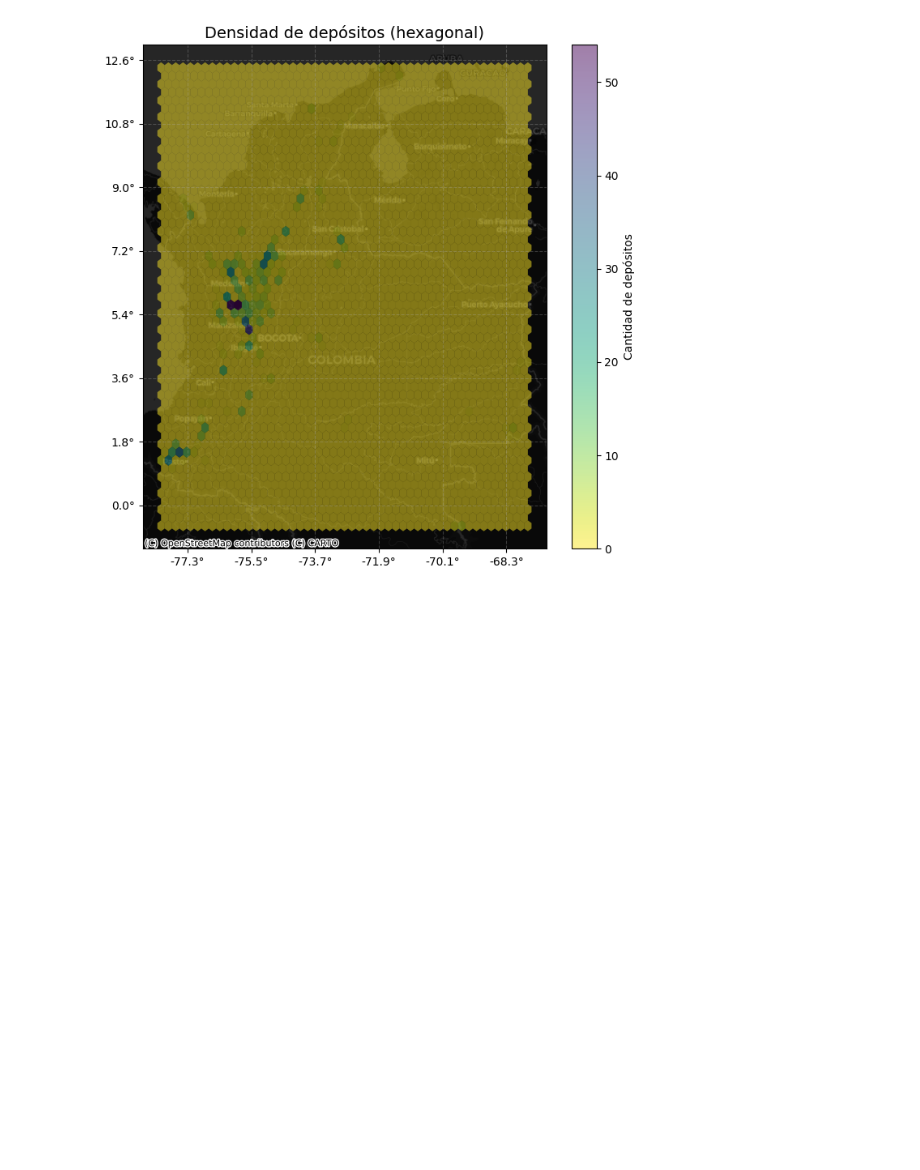
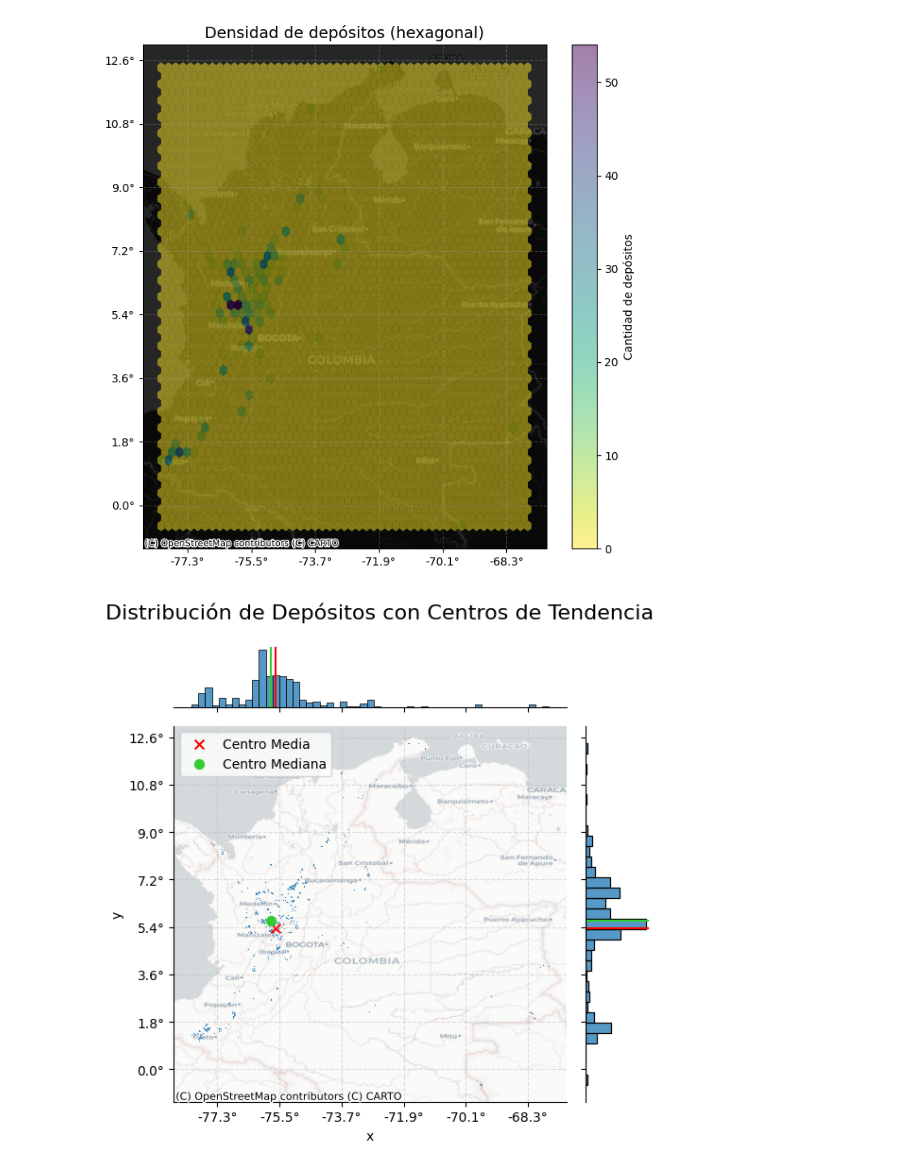
Before and after one commit to Santiagocruz97/AGE, a Jupyter notebook: Codigo/depositos.ipynb, the cells around one changed output. Saved outputs shown, nothing was run; the diff lists cells and outputs as text; code cells hidden in the pictures; blank space fills up the shorter version.

```diff
--- a/Codigo/depositos.ipynb
+++ b/Codigo/depositos.ipynb
@@ -333,0 +248,50 @@ os.remove(temp_raster_path)
+# %%
+import geopandas as gpd
+import matplotlib.pyplot as plt
+import seaborn as sns
+import contextily as ctx
+import numpy as np
+from matplotlib.ticker import FuncFormatter
+
+# === 1. Cargar y reproyectar ===
+gdf = gpd.read_file("C:/Git_SCA/AGE/Depositos").to_crs(epsg=3857)
+gdf['x'] = gdf.geometry.x
+gdf['y'] = gdf.geometry.y
+
+# === 2. Calcular centros ===
+mean_center = (gdf['x'].mean(), gdf['y'].mean())
+med_center = (gdf['x'].median(), gdf['y'].median())
+
+# === 3. Crear jointplot ===
+joint_axes = sns.jointplot(x='x', y='y', data=gdf, s=0.75, height=6)
+
+# === 4. Añadir media y mediana ===
+joint_axes.ax_joint.scatter(*mean_center, color='red', marker='x', s=50, label='Centro Media')
+joint_axes.ax_marg_x.axvline(mean_center[0], color='red')
+joint_axes.ax_marg_y.axhline(mean_center[1], color='red')
+
+joint_axes.ax_joint.scatter(*med_center, color='limegreen', marker='o', s=50, label='Centro Mediana')
+joint_axes.ax_marg_x.axvline(med_center[0], color='limegreen')
+joint_axes.ax_marg_y.axhline(med_center[1], color='limegreen')
+
+# === 5. Leyenda ===
+joint_axes.ax_joint.legend()
+
+# === 6. Añadir mapa base ===
+ctx.add_basemap(joint_axes.ax_joint, crs="EPSG:3857", source=ctx.providers.CartoDB.Positron)
+
+# === 7. Añadir coordenadas en grados ===
+def mercator_to_lon(x, _): return f"{x * 180 / 20037508.34:.1f}°"
+def mercator_to_lat(y, _): return f"{y * 180 / 20037508.34:.1f}°"
+joint_axes.ax_joint.xaxis.set_major_formatter(FuncFormatter(mercator_to_lon))
+joint_axes.ax_joint.yaxis.set_major_formatter(FuncFormatter(mercator_to_lat))
+joint_axes.ax_joint.grid(True, linestyle="--", alpha=0.4)
+
+# === 8. Título y ajustes ===
+joint_axes.fig.suptitle("Distribución de Depósitos con Centros de Tendencia", fontsize=16)
+joint_axes.fig.tight_layout()
+joint_axes.fig.subplots_adjust(top=0.90)
+
+plt.show()
+# %% [output]
+[figure, added]
```
Also changed, not shown: parts of 1 cell of this notebook.
